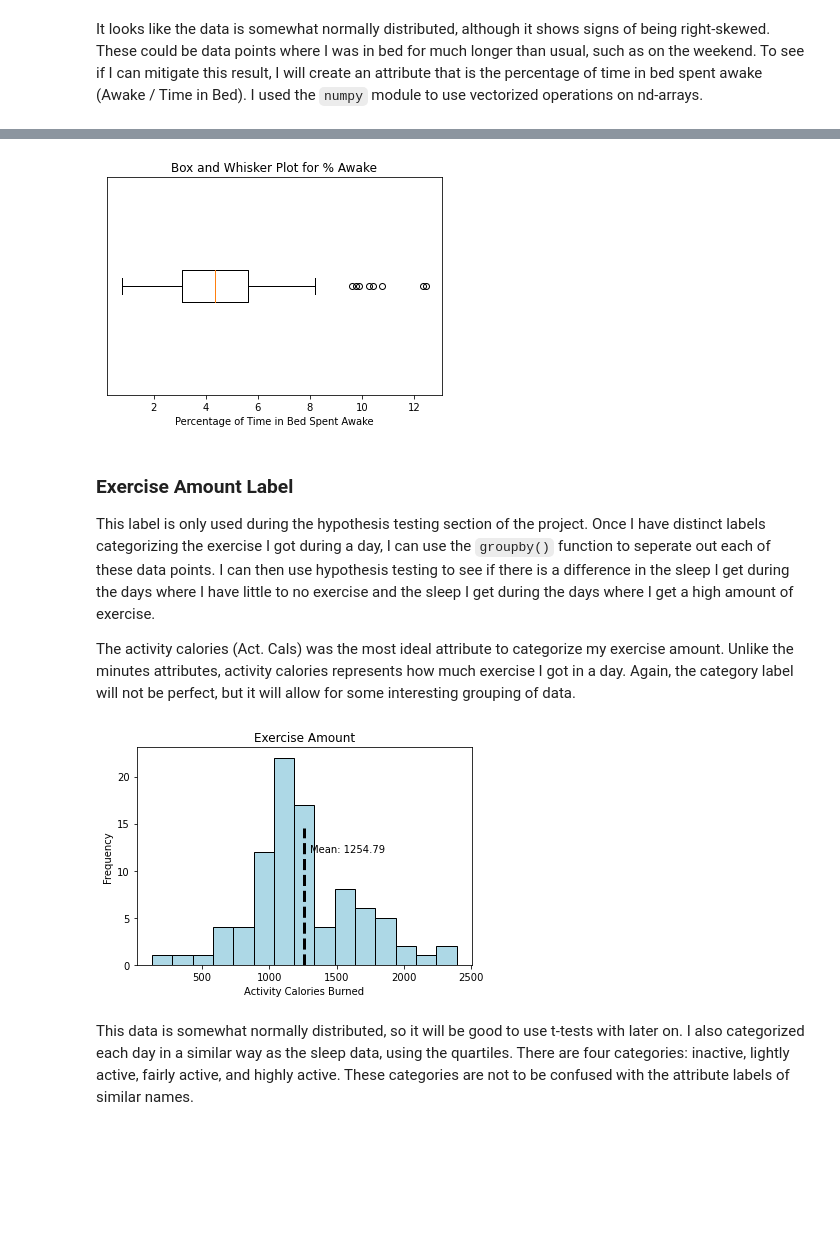
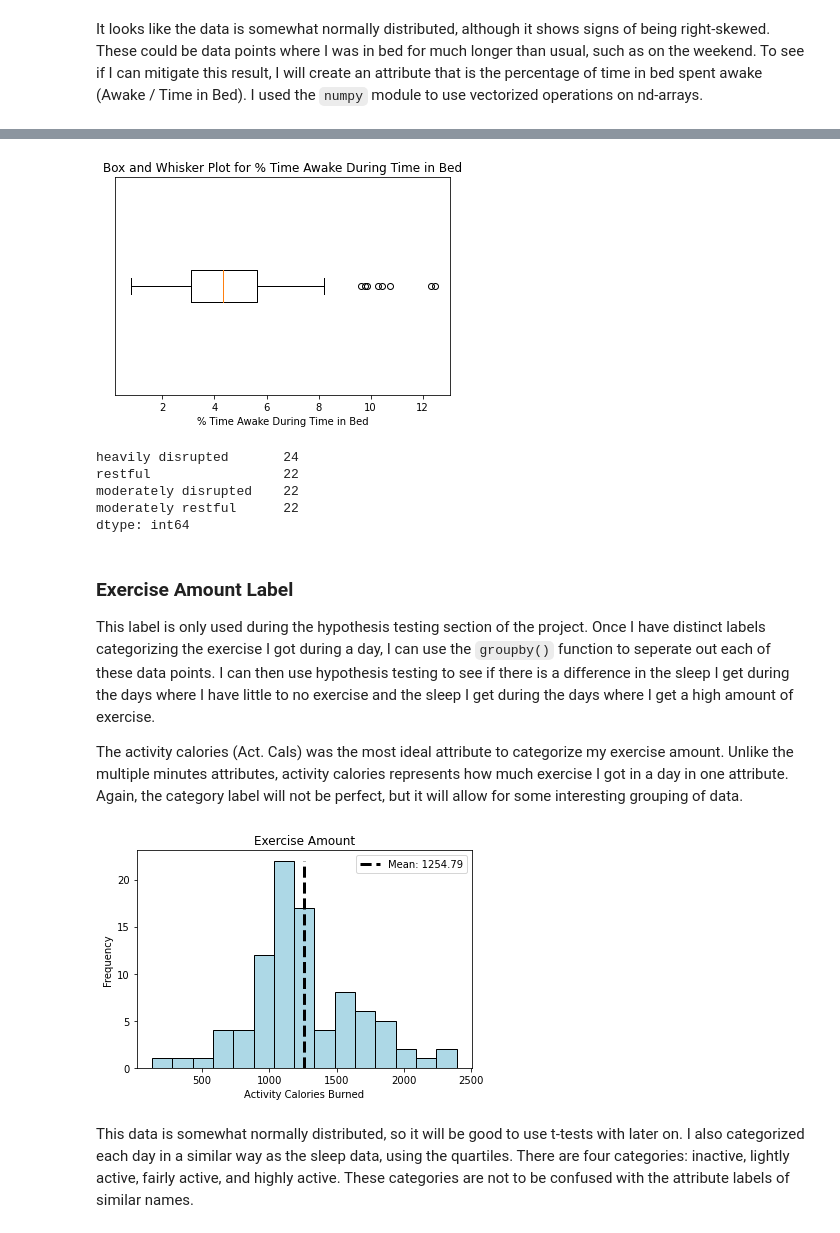
Before and after one commit to lmartin5/CPSC_222_Quantified_Self_Project, a Jupyter notebook: Technical_Report.ipynb, the cells around one changed output, grey strips where cells are left out. Saved outputs shown, nothing was run; the diff lists cells and outputs as text; code cells hidden in the pictures; blank space fills up the shorter version.

```diff
--- a/Technical_Report.ipynb
+++ b/Technical_Report.ipynb
@@ -256,13 +239,7 @@ The "% Awake" attribute is more normally distributed, and it does account for th
-# %%
-plt.figure
-plt.boxplot(percent_awake, vert=False)
-plt.yticks([])
-plt.title("Box and Whisker Plot for % Awake")
-plt.xlabel("Percentage of Time in Bed Spent Awake")
-plt.show()
-plt.close()
-# %% [output]
-[figure, removed]
+# %%
+utils.create_box_plot(percent_awake, "% Time Awake During Time in Bed")
+# %% [output]
+[figure, added]
 # %%
 sleep_quality = pd.Series(dtype=str)
 
@@ -288,25 +265,23 @@ for i in range(x_len):
 sleep_quality.sort_index(inplace=True)
 sleep_quality.index = sleep_activity_df.index # changing index back to original format
 sleep_activity_df["Sleep Quality"] = sleep_quality
+
+print(sleep_quality.value_counts())
+# %% [output]
+heavily disrupted       24
+restful                 22
+moderately disrupted    22
+moderately restful      22
+dtype: int64
 # %% [markdown]
 ### Exercise Amount Label
 This label is only used during the hypothesis testing section of the project. Once I have distinct labels categorizing the exercise I got during a day, I can use the `groupby()` function to seperate out each of these data points. I can then use hypothesis testing to see if there is a difference in the sleep I get during the days where I have little to no exercise and the sleep I get during the days where I get a high amount of exercise.
 
-The activity calories (Act. Cals) was the most ideal attribute to categorize my exercise amount. Unlike the minutes attributes, activity calories represents how much exercise I got in a day. Again, the category label will not be perfect, but it will allow for some interesting grouping of data.
+The activity calories (Act. Cals) was the most ideal attribute to categorize my exercise amount. Unlike the multiple minutes attributes, activity calories represents how much exercise I got in a day in one attribute. Again, the category label will not be perfect, but it will allow for some interesting grouping of data.
-# %%
-x = sleep_activity_df["Act. Cals"].copy().values
-x_mean = np.mean(x)
-plt.figure()
-plt.hist(x, bins=15, color="#add8e6", edgecolor="black")
-plt.plot([x_mean, x_mean], [0, 14.5], ls="dashed", color="black", lw=3)
-plt.axis("tight")
-plt.annotate("Mean: %.2f" %(x_mean), xy=(1300,12), color="black")
-plt.title("Exercise Amount")
-plt.ylabel("Frequency")
-plt.xlabel("Activity Calories Burned")
-plt.show()
-plt.close()
-# %% [output]
-[figure, removed]
+# %%
+x = sleep_activity_df["Act. Cals"].copy().values
+utils.create_histogram(x, "Exercise Amount", "Activity Calories Burned")
+# %% [output]
+[figure, added]
 # %% [markdown]
 This data is somewhat normally distributed, so it will be good to use t-tests with later on. I also categorized each day in a similar way as the sleep data, using the quartiles. There are four categories: inactive, lightly active, fairly active, and highly active. These categories are not to be confused with the attribute labels of similar names.
```
Also changed, not shown: parts of 10 cells of this notebook, 1 other file.
